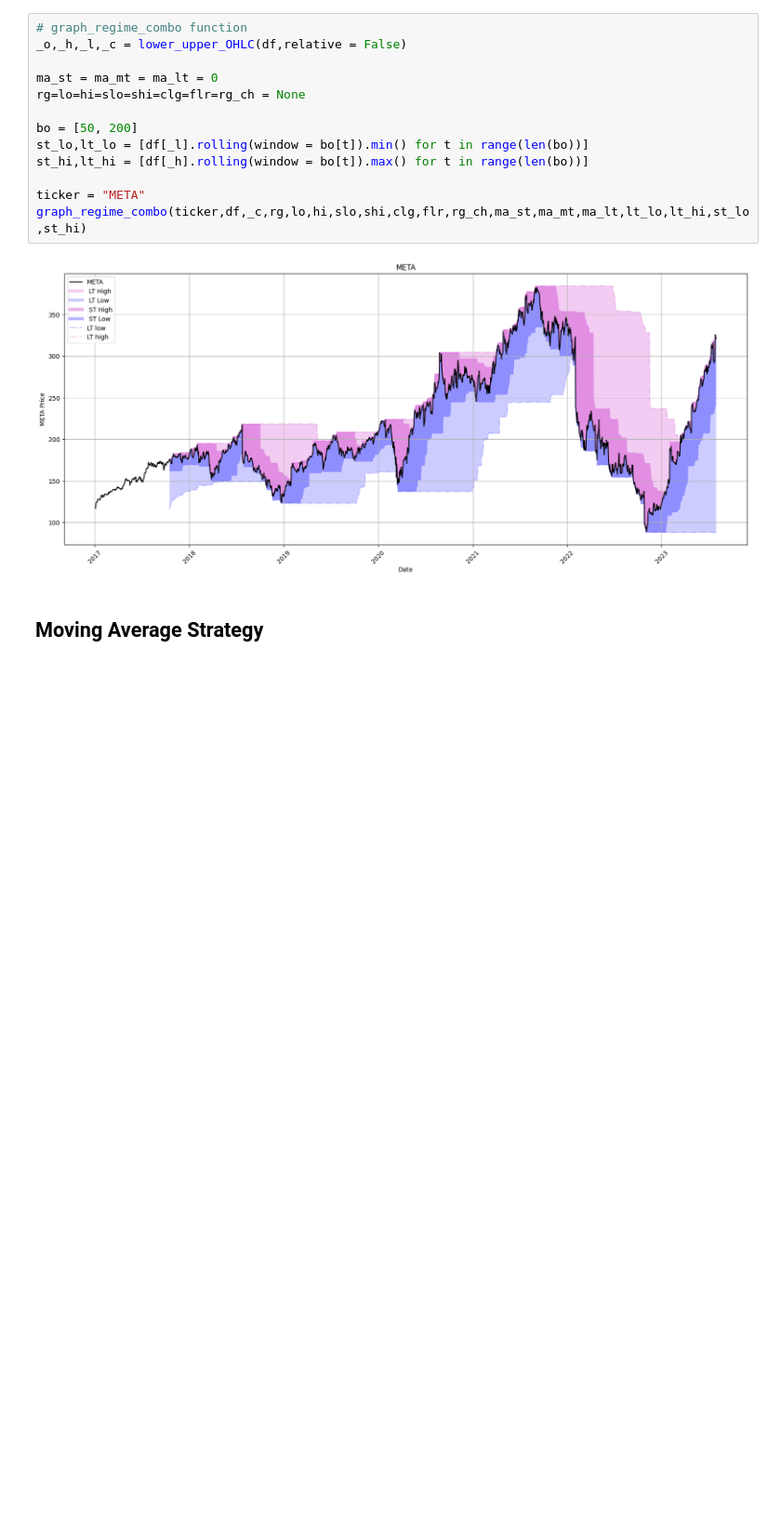
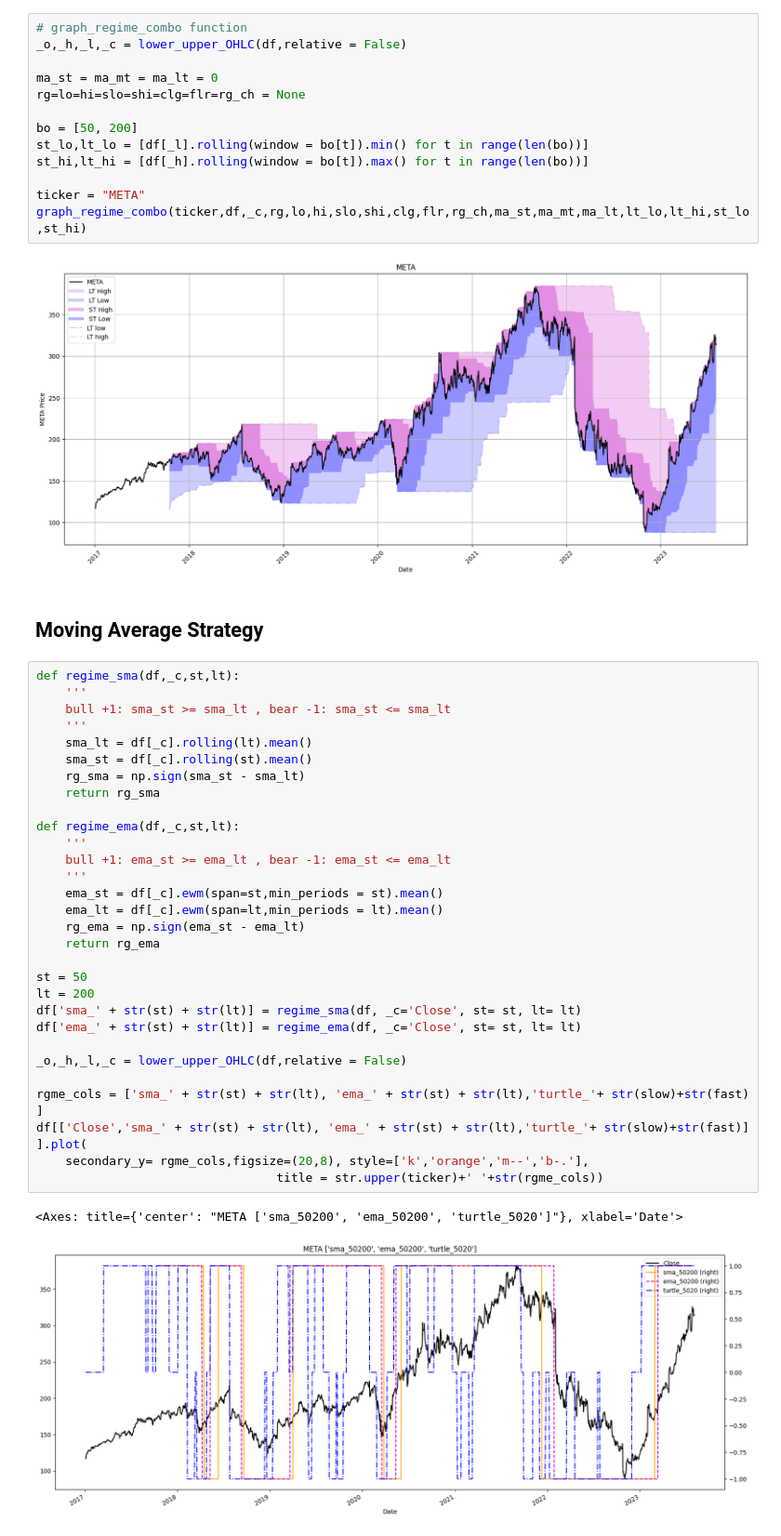
Before and after one commit to charliehou1920/Trading_Strategies, a Jupyter notebook: Algo Trading Book/Chapter 5_Regime Definition.ipynb, the cells around one changed output. Shown at 93% size. Drawn from its saved outputs; the diff is of its cells as text; blank space fills up the shorter version.

```diff
--- a/Algo Trading Book/Chapter 5_Regime Definition.ipynb
+++ b/Algo Trading Book/Chapter 5_Regime Definition.ipynb
@@ -264,3 +264,36 @@ graph_regime_combo(ticker,df,_c,rg,lo,hi,slo,shi,clg,flr,rg_ch,ma_st,ma_mt,ma_lt
 [figure]
 # %% [markdown]
 ## Moving Average Strategy
+# %%
+def regime_sma(df,_c,st,lt):
+    '''
+    bull +1: sma_st >= sma_lt , bear -1: sma_st <= sma_lt
+    '''
+    sma_lt = df[_c].rolling(lt).mean()
+    sma_st = df[_c].rolling(st).mean()
+    rg_sma = np.sign(sma_st - sma_lt)
+    return rg_sma
+
+def regime_ema(df,_c,st,lt):
+    '''
+    bull +1: ema_st >= ema_lt , bear -1: ema_st <= ema_lt
+    '''
+    ema_st = df[_c].ewm(span=st,min_periods = st).mean()
+    ema_lt = df[_c].ewm(span=lt,min_periods = lt).mean()
+    rg_ema = np.sign(ema_st - ema_lt)
+    return rg_ema
+
+st = 50
+lt = 200
+df['sma_' + str(st) + str(lt)] = regime_sma(df, _c='Close', st= st, lt= lt)
+df['ema_' + str(st) + str(lt)] = regime_ema(df, _c='Close', st= st, lt= lt)
+
+_o,_h,_l,_c = lower_upper_OHLC(df,relative = False)
+
+rgme_cols = ['sma_' + str(st) + str(lt), 'ema_' + str(st) + str(lt),'turtle_'+ str(slow)+str(fast) ]
+df[['Close','sma_' + str(st) + str(lt), 'ema_' + str(st) + str(lt),'turtle_'+ str(slow)+str(fast)] ].plot(
+    secondary_y= rgme_cols,figsize=(20,8), style=['k','orange','m--','b-.'],
+                                 title = str.upper(ticker)+' '+str(rgme_cols))
+# %% [output]
+<Axes: title={'center': "META ['sma_50200', 'ema_50200', 'turtle_5020']"}, xlabel='Date'>
+[figure, added]
```
Also changed, not shown: parts of 1 cell of this notebook, 1 other file.
